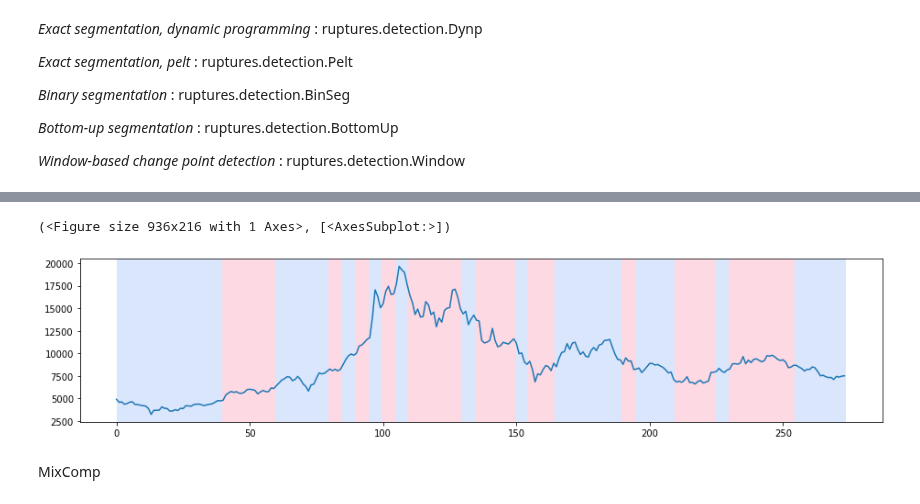
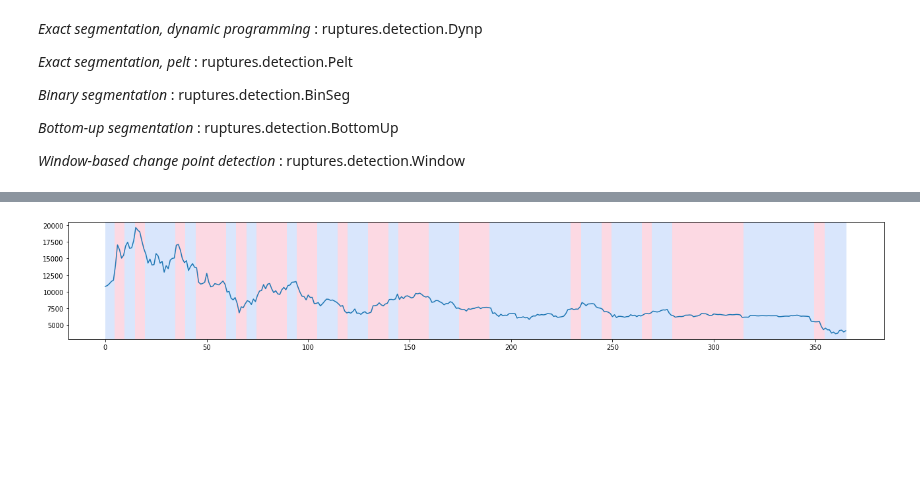
Before and after one commit to Massimo2003/BitcoinProject, a Jupyter notebook: COINMETRICS/RupturesMixComp.ipynb, the cells around one changed output, grey strips where cells are left out. Cells and saved outputs as stored; diff of their text form; code cells hidden in the pictures; blank space fills up the shorter version.

```diff
--- a/COINMETRICS/RupturesMixComp.ipynb
+++ b/COINMETRICS/RupturesMixComp.ipynb
@@ -50,4 +41,7 @@ rpt.show.display(signal, resultDynp,figsize=(16, 4))
 # %%
-algoPelt = rpt.Pelt(model="l1").fit(signal)
-resultPelt = algoPelt.predict(pen=)
-rpt.show.display(signal, resultPelt,figsize=(13, 3))
+def get_rptPelt(date1,date2,pen):
+    signal=getpartialcsv(date1,date2)
+    signal=signal['PriceUSD'].values
+    algoPelt = rpt.Pelt(model="l1").fit(signal)
+    resultPelt = algoPelt.predict(pen)
+    rpt.show.display(signal, resultPelt,figsize=(19, 3))
@@ -57,10 +48,4 @@ rpt.show.display(signal, resultPelt,figsize=(13, 3))
-# %%
-
-algoBinseg=rpt.Binseg(model="l2").fit(signal)
-resultBingseg=algoBinseg.predict(n_bkps=20)
-rpt.show.display(signal, resultBingseg,figsize=(13, 3))
-# %% [output]
-(<Figure size 936x216 with 1 Axes>, [<AxesSubplot:>])
-[figure, removed]
-# %% [markdown]
-MixComp
+# %%
+get_rptPelt("2017-12-01","2018-12-01",1000)
+# %% [output]
+[figure, added]
```
Also changed, not shown: parts of 8 cells of this notebook.
